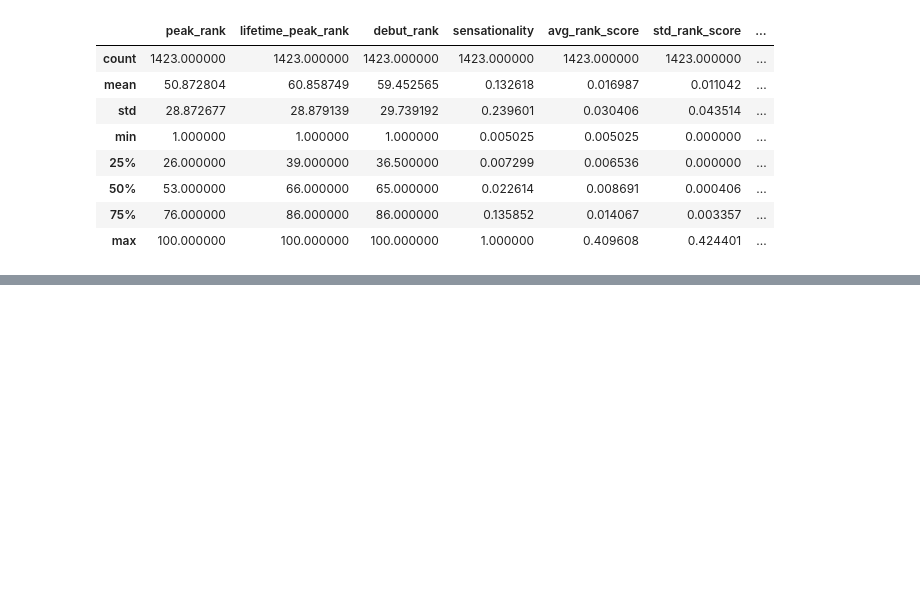
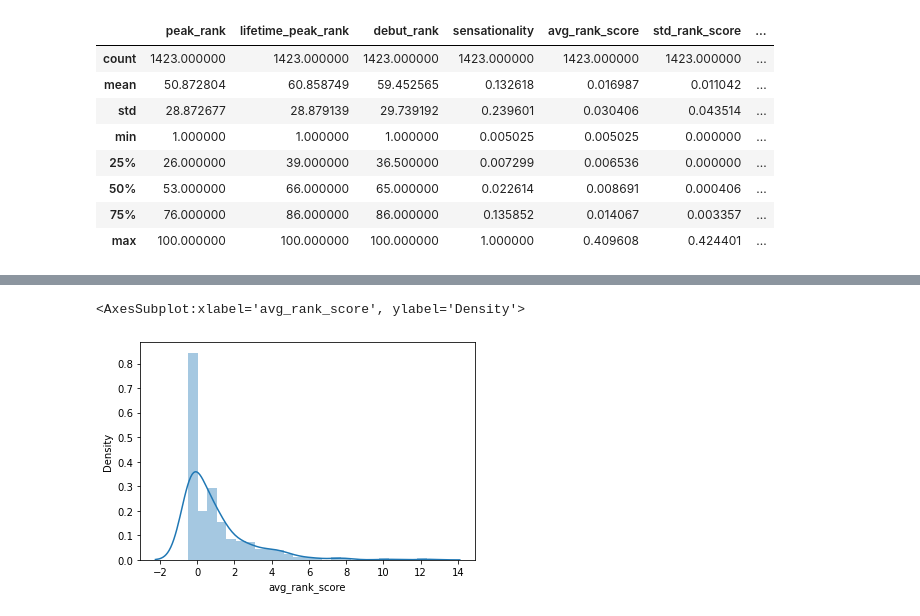
Before and after one commit to Santius0/comp-6940-project, a Jupyter notebook: notebooks/eda.ipynb, the cells around one changed output, grey strips where cells are left out. Saved outputs shown, nothing was run; the diff lists cells and outputs as text; code cells hidden in the pictures; blank space fills up the shorter version.

```diff
--- a/notebooks/eda.ipynb
+++ b/notebooks/eda.ipynb
@@ -312,0 +334,17 @@ sns.histplot(pop_metrics['sensationality'])
+# %%
+from sklearn.utils import shuffle
+
+pop_metrics['sen_range'] = pop_metrics['avg_rank_score'].apply(lambda x: 1 if x >= 0.5 else 0)
+pp_met_pos = pop_metrics[pop_metrics['sen_range'] == 1]
+pp_met_neg = shuffle(pop_metrics[pop_metrics['sen_range'] == 0]).head(len(pp_met_pos))
+pp_met = pd.concat([pp_met_pos, pp_met_neg])
+pp_x = data_df.iloc[pp_met.index]
+
+sns.distplot(pp_met['avg_rank_score'])
+
+# sns.countplot(pp_met['sen_range'])
+# y_col = 'sensationality'
+# y = data_df.pop(y_col)
+# %% [output]
+<AxesSubplot:xlabel='avg_rank_score', ylabel='Density'>
+[figure, added]
```
Also changed, not shown: parts of 21 cells of this notebook, 1 other file.
